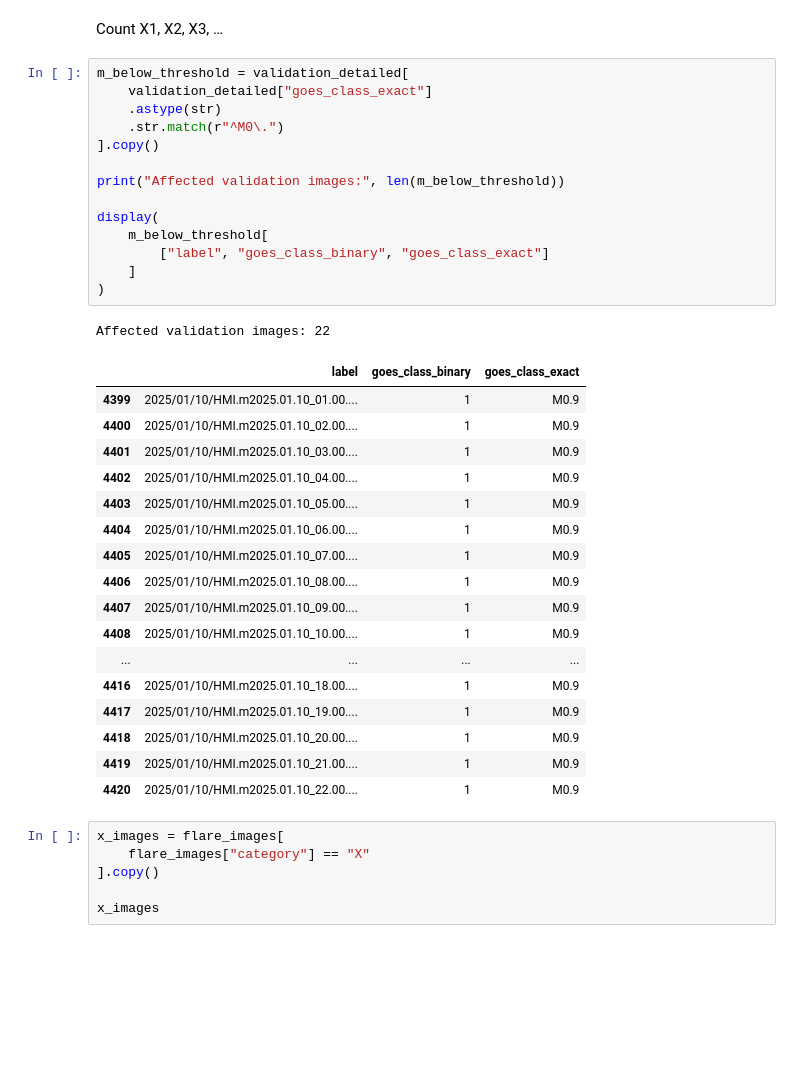
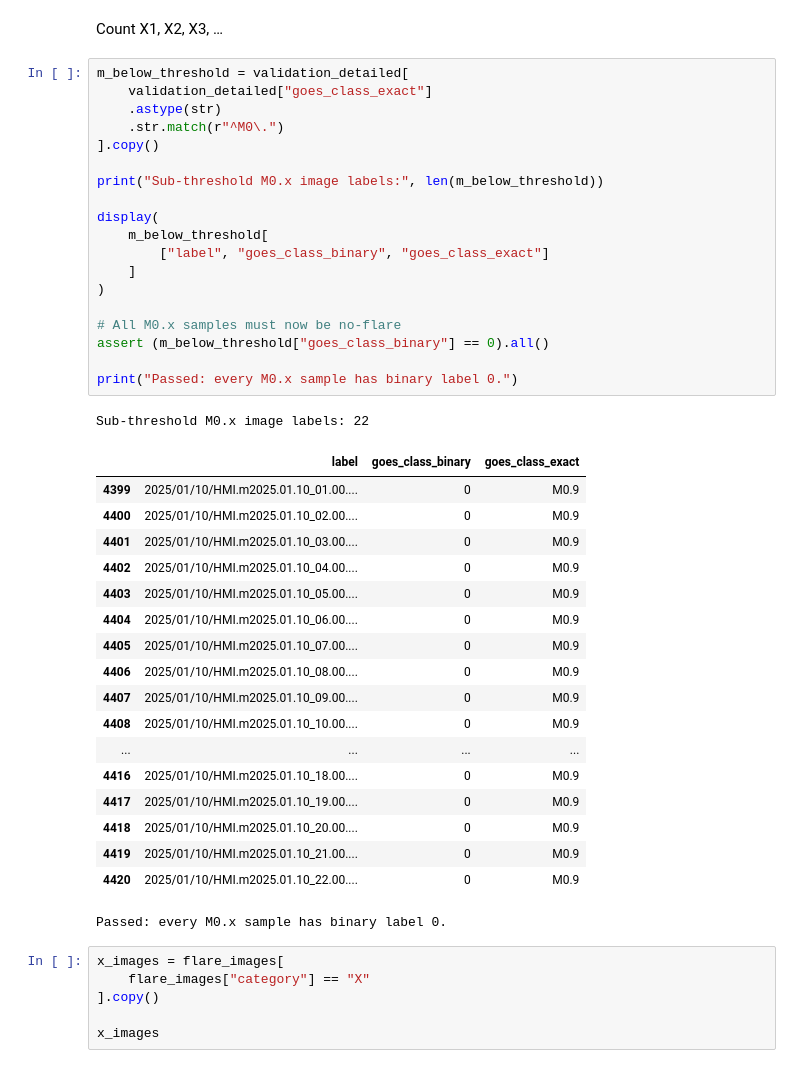
Before and after one commit to PiyushLuitel-07/Full-Disk-Attention---Continual-Learning-, a Jupyter notebook: data_labeling/eda/10_validationset_eda.ipynb, the cells around one changed output. Saved outputs shown, nothing was run; the diff lists cells and outputs as text; blank space fills up the shorter version.

Commit message:
labelling files updated

```diff
--- a/data_labeling/eda/10_validationset_eda.ipynb
+++ b/data_labeling/eda/10_validationset_eda.ipynb
@@ -313,36 +310,42 @@ Count X1, X2, X3, …
 # %%
 m_below_threshold = validation_detailed[
     validation_detailed["goes_class_exact"]
     .astype(str)
     .str.match(r"^M0\.")
 ].copy()
 
-print("Affected validation images:", len(m_below_threshold))
+print("Sub-threshold M0.x image labels:", len(m_below_threshold))
 
 display(
     m_below_threshold[
         ["label", "goes_class_binary", "goes_class_exact"]
     ]
 )
+
+# All M0.x samples must now be no-flare
+assert (m_below_threshold["goes_class_binary"] == 0).all()
+
+print("Passed: every M0.x sample has binary label 0.")
 # %% [output]
-Affected validation images: 22
+Sub-threshold M0.x image labels: 22
 |  | label | goes_class_binary | goes_class_exact |
-| 4399 | 2025/01/10/HMI.m2025.01.10_01.00.... | 1 | M0.9 |
-| 4400 | 2025/01/10/HMI.m2025.01.10_02.00.... | 1 | M0.9 |
-| 4401 | 2025/01/10/HMI.m2025.01.10_03.00.... | 1 | M0.9 |
-| 4402 | 2025/01/10/HMI.m2025.01.10_04.00.... | 1 | M0.9 |
-| 4403 | 2025/01/10/HMI.m2025.01.10_05.00.... | 1 | M0.9 |
-| 4404 | 2025/01/10/HMI.m2025.01.10_06.00.... | 1 | M0.9 |
-| 4405 | 2025/01/10/HMI.m2025.01.10_07.00.... | 1 | M0.9 |
-| 4406 | 2025/01/10/HMI.m2025.01.10_08.00.... | 1 | M0.9 |
-| 4407 | 2025/01/10/HMI.m2025.01.10_09.00.... | 1 | M0.9 |
-| 4408 | 2025/01/10/HMI.m2025.01.10_10.00.... | 1 | M0.9 |
+| 4399 | 2025/01/10/HMI.m2025.01.10_01.00.... | 0 | M0.9 |
+| 4400 | 2025/01/10/HMI.m2025.01.10_02.00.... | 0 | M0.9 |
+| 4401 | 2025/01/10/HMI.m2025.01.10_03.00.... | 0 | M0.9 |
+| 4402 | 2025/01/10/HMI.m2025.01.10_04.00.... | 0 | M0.9 |
+| 4403 | 2025/01/10/HMI.m2025.01.10_05.00.... | 0 | M0.9 |
+| 4404 | 2025/01/10/HMI.m2025.01.10_06.00.... | 0 | M0.9 |
+| 4405 | 2025/01/10/HMI.m2025.01.10_07.00.... | 0 | M0.9 |
+| 4406 | 2025/01/10/HMI.m2025.01.10_08.00.... | 0 | M0.9 |
+| 4407 | 2025/01/10/HMI.m2025.01.10_09.00.... | 0 | M0.9 |
+| 4408 | 2025/01/10/HMI.m2025.01.10_10.00.... | 0 | M0.9 |
 | ... | ... | ... | ... |
-| 4416 | 2025/01/10/HMI.m2025.01.10_18.00.... | 1 | M0.9 |
-| 4417 | 2025/01/10/HMI.m2025.01.10_19.00.... | 1 | M0.9 |
-| 4418 | 2025/01/10/HMI.m2025.01.10_20.00.... | 1 | M0.9 |
-| 4419 | 2025/01/10/HMI.m2025.01.10_21.00.... | 1 | M0.9 |
-| 4420 | 2025/01/10/HMI.m2025.01.10_22.00.... | 1 | M0.9 |
+| 4416 | 2025/01/10/HMI.m2025.01.10_18.00.... | 0 | M0.9 |
+| 4417 | 2025/01/10/HMI.m2025.01.10_19.00.... | 0 | M0.9 |
+| 4418 | 2025/01/10/HMI.m2025.01.10_20.00.... | 0 | M0.9 |
+| 4419 | 2025/01/10/HMI.m2025.01.10_21.00.... | 0 | M0.9 |
+| 4420 | 2025/01/10/HMI.m2025.01.10_22.00.... | 0 | M0.9 |
+Passed: every M0.x sample has binary label 0.
 # %%
 x_images = flare_images[
     flare_images["category"] == "X"
```
Also changed, not shown: parts of 13 cells of this notebook, 3 other files.
